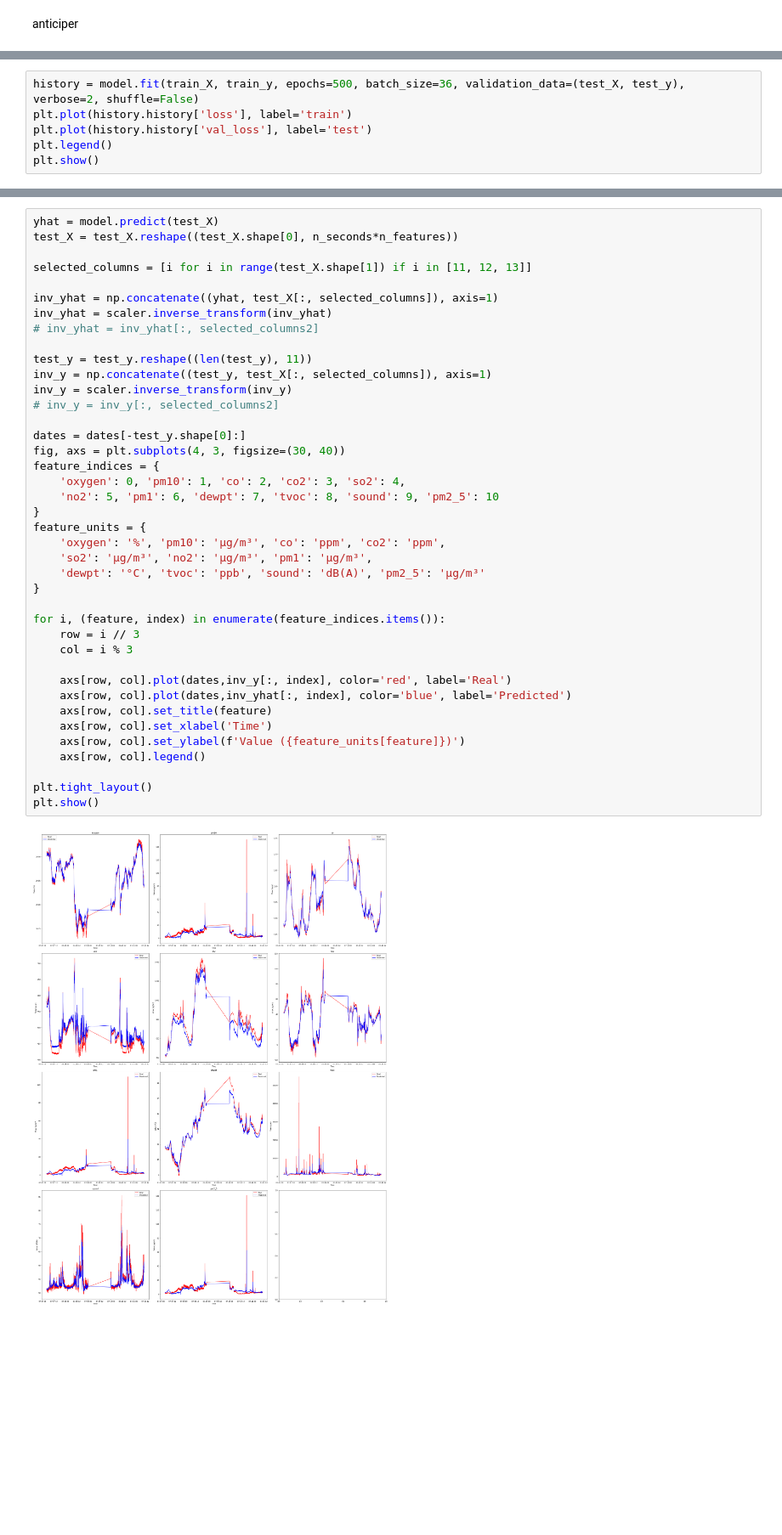
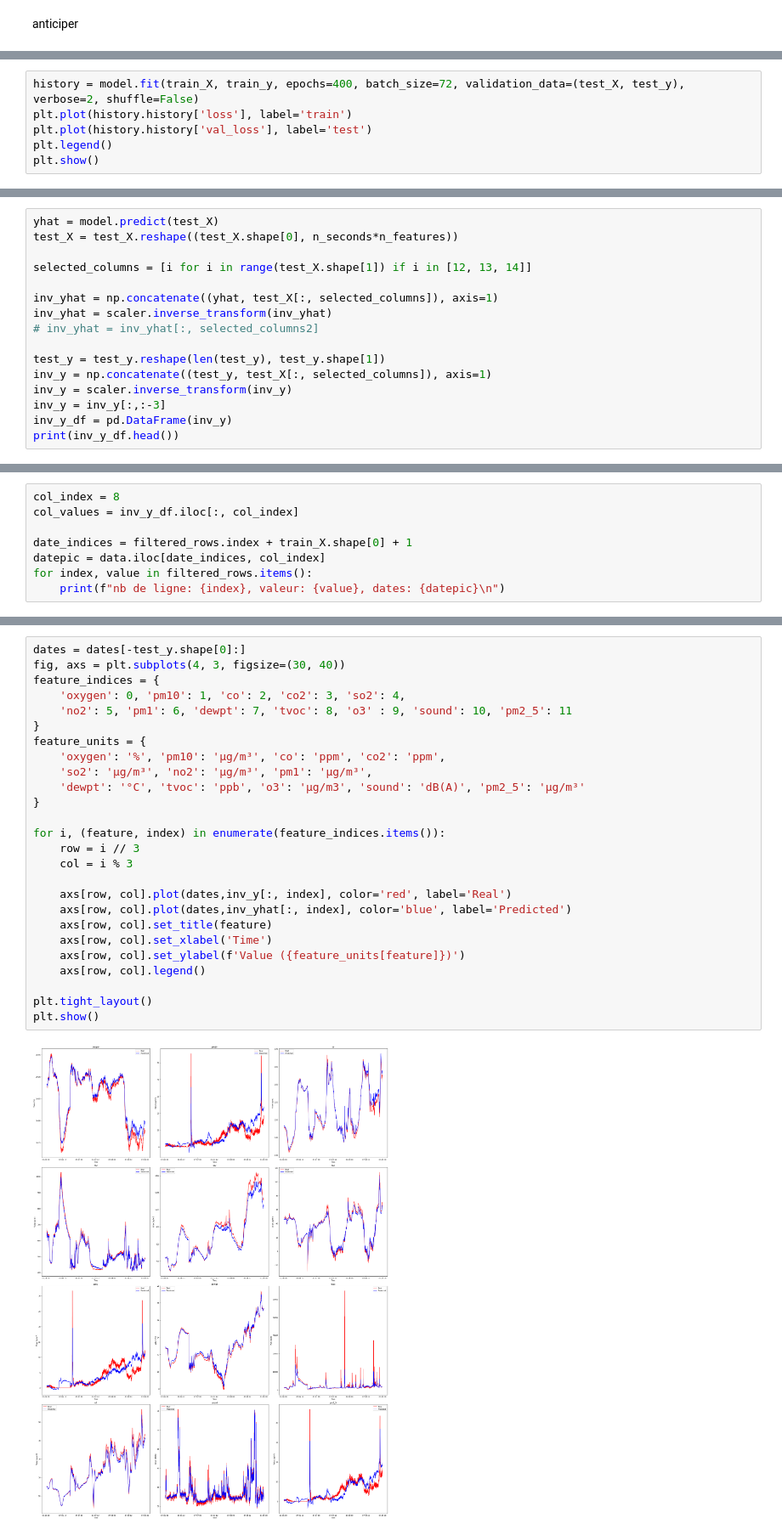
Before and after one commit to XIAxuanzheFrancis/Apprentissage-du-mod-le-LSTM, a Jupyter notebook: lstm_correct_room.ipynb, the cells around one changed output, grey strips where cells are left out. Shown at 85% size. Saved outputs shown, nothing was run; the diff lists cells and outputs as text; blank space fills up the shorter version.

```diff
--- a/lstm_correct_room.ipynb
+++ b/lstm_correct_room.ipynb
@@ -457,7 +579,7 @@ Non-trainable params: 0
 _________________________________________________________________
 None
 # %%
-history = model.fit(train_X, train_y, epochs=500, batch_size=36, validation_data=(test_X, test_y), verbose=2, shuffle=False)
+history = model.fit(train_X, train_y, epochs=400, batch_size=72, validation_data=(test_X, test_y), verbose=2, shuffle=False)
 plt.plot(history.history['loss'], label='train')
 plt.plot(history.history['val_loss'], label='test')
 plt.legend()
@@ -483,0 +606,16 @@ Epoch 500/500
+# %%
+yhat = model.predict(test_X)
+test_X = test_X.reshape((test_X.shape[0], n_seconds*n_features))
+
+selected_columns = [i for i in range(test_X.shape[1]) if i in [12, 13, 14]]
+
+inv_yhat = np.concatenate((yhat, test_X[:, selected_columns]), axis=1)
+inv_yhat = scaler.inverse_transform(inv_yhat)
+# inv_yhat = inv_yhat[:, selected_columns2]
+
+test_y = test_y.reshape(len(test_y), test_y.shape[1])
+inv_y = np.concatenate((test_y, test_X[:, selected_columns]), axis=1)
+inv_y = scaler.inverse_transform(inv_y)
+inv_y = inv_y[:,:-3]
+inv_y_df = pd.DataFrame(inv_y)
+print(inv_y_df.head())
@@ -483,0 +636,8 @@ Epoch 500/500
+# %%
+col_index = 8
+col_values = inv_y_df.iloc[:, col_index]
+
+date_indices = filtered_rows.index + train_X.shape[0] + 1
+datepic = data.iloc[date_indices, col_index]
+for index, value in filtered_rows.items():
+    print(f"nb de ligne: {index}, valeur: {value}, dates: {datepic}\n")
@@ -484,42 +662,28 @@ Epoch 500/500
 # %%
-yhat = model.predict(test_X)
-test_X = test_X.reshape((test_X.shape[0], n_seconds*n_features))
-
-selected_columns = [i for i in range(test_X.shape[1]) if i in [11, 12, 13]]
-
-inv_yhat = np.concatenate((yhat, test_X[:, selected_columns]), axis=1)
-inv_yhat = scaler.inverse_transform(inv_yhat)
-# inv_yhat = inv_yhat[:, selected_columns2]
-
-test_y = test_y.reshape((len(test_y), 11))
-inv_y = np.concatenate((test_y, test_X[:, selected_columns]), axis=1)
-inv_y = scaler.inverse_transform(inv_y)
-# inv_y = inv_y[:, selected_columns2]
-
 dates = dates[-test_y.shape[0]:]
 fig, axs = plt.subplots(4, 3, figsize=(30, 40))
 feature_indices = {
     'oxygen': 0, 'pm10': 1, 'co': 2, 'co2': 3, 'so2': 4,
-    'no2': 5, 'pm1': 6, 'dewpt': 7, 'tvoc': 8, 'sound': 9, 'pm2_5': 10
+    'no2': 5, 'pm1': 6, 'dewpt': 7, 'tvoc': 8, 'o3' : 9, 'sound': 10, 'pm2_5': 11
 }
 feature_units = {
     'oxygen': '%', 'pm10': 'µg/m³', 'co': 'ppm', 'co2': 'ppm',
     'so2': 'µg/m³', 'no2': 'µg/m³', 'pm1': 'µg/m³',
-    'dewpt': '°C', 'tvoc': 'ppb', 'sound': 'dB(A)', 'pm2_5': 'µg/m³'
+    'dewpt': '°C', 'tvoc': 'ppb', 'o3': 'µg/m3', 'sound': 'dB(A)', 'pm2_5': 'µg/m³'
 }
 
 for i, (feature, index) in enumerate(feature_indices.items()):
     row = i // 3
     col = i % 3
 
     axs[row, col].plot(dates,inv_y[:, index], color='red', label='Real')
     axs[row, col].plot(dates,inv_yhat[:, index], color='blue', label='Predicted')
     axs[row, col].set_title(feature)
     axs[row, col].set_xlabel('Time')
     axs[row, col].set_ylabel(f'Value ({feature_units[feature]})')
     axs[row, col].legend()
 
 plt.tight_layout()
 plt.show()
 # %% [output]
-[figure, old version]
+[figure, new version]
```
Also changed, not shown: parts of 58 cells of this notebook, 42 other files.
